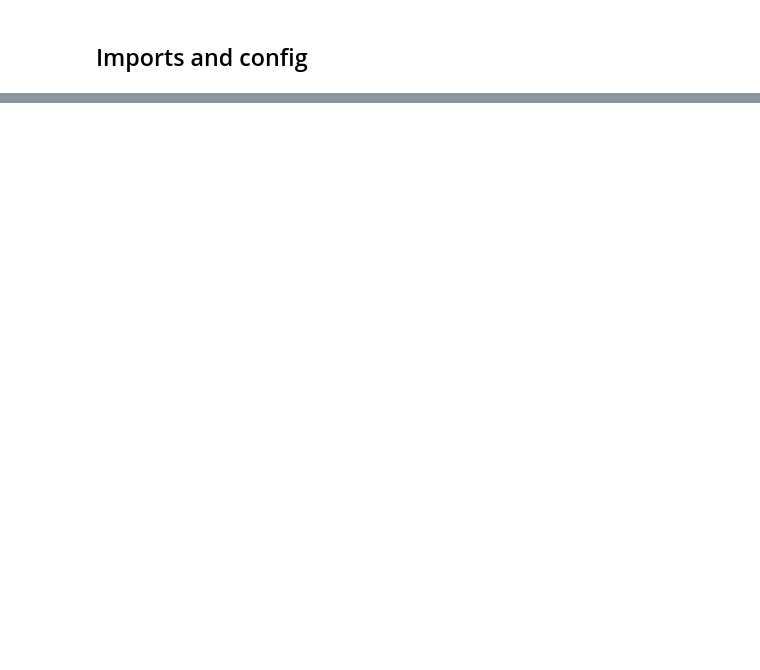
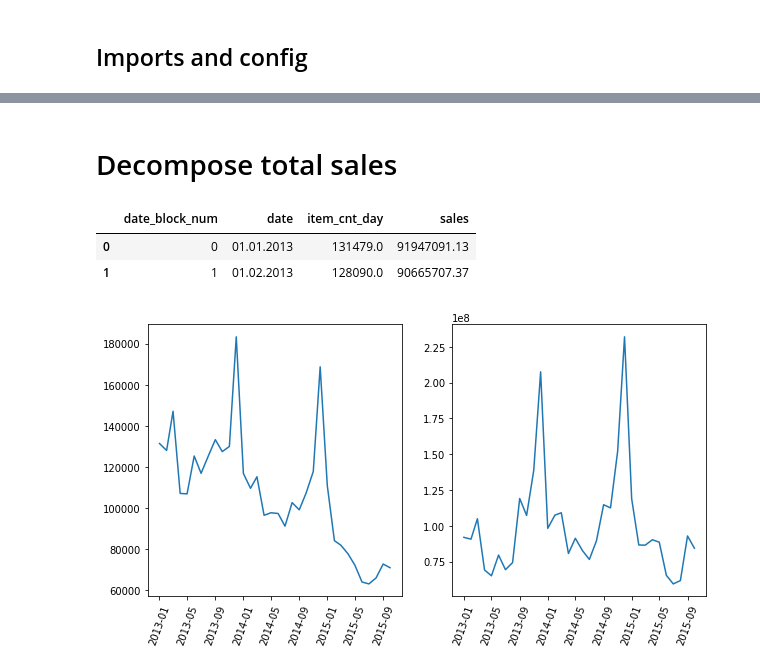
Before and after one commit to RobBlanchard/kaggle-predict-sales, a Jupyter notebook: EDA.ipynb, the cells around one changed output, grey strips where cells are left out. Drawn from its saved outputs; the diff is of its cells as text; code cells hidden in the pictures; blank space fills up the shorter version.

```diff
--- a/EDA.ipynb
+++ b/EDA.ipynb
@@ -18,0 +297,4 @@ train.head()
+# %%
+X_train = pd.merge(X_train, categories, how="left", on="item_category_id")
+print(X_train.isnull().sum())
+X_train.head(2)
@@ -18,0 +315,4 @@ train.head()
+# %%
+X_train = pd.merge(X_train, shops, how="left", on="shop_id")
+print(X_train.isnull().sum())
+X_train.head(2)
@@ -18,0 +334,3 @@ train.head()
+# %%
+X_train["sales"] = X_train["item_price"] * X_train["item_cnt_day"]
+X_train.head()
@@ -18,0 +346,24 @@ train.head()
+# %% [markdown]
+# Decompose total sales
+# %%
+X_train_total = X_train.loc[X_train["item_cnt_day"]>=0,]
+X_train_total = (X_train.groupby("date_block_num")
+                .agg({"date":"min", "item_cnt_day":"sum", "sales":"sum"})
+                .reset_index())
+X_train_total.head(2)
+# %% [output]
+|  | date_block_num | date | item_cnt_day | sales |
+| 0 | 0 | 01.01.2013 | 131479.0 | 91947091.13 |
+| 1 | 1 | 01.02.2013 | 128090.0 | 90665707.37 |
+# %%
+X_train_total["date"] = pd.to_datetime(X_train_total["date"], format="%d.%m.%Y")
+plt.figure(figsize=(10,5))
+plt.subplot(1,2,1)
+plt.plot(X_train_total["date"], X_train_total["item_cnt_day"])
+plt.xticks(rotation=70)
+plt.subplot(1,2,2)
+plt.plot(X_train_total["date"], X_train_total["sales"])
+plt.xticks(rotation=70)
+plt.show()
+# %% [output]
+[figure, added]
```
Also changed, not shown: parts of 52 cells of this notebook, 2 other files.
